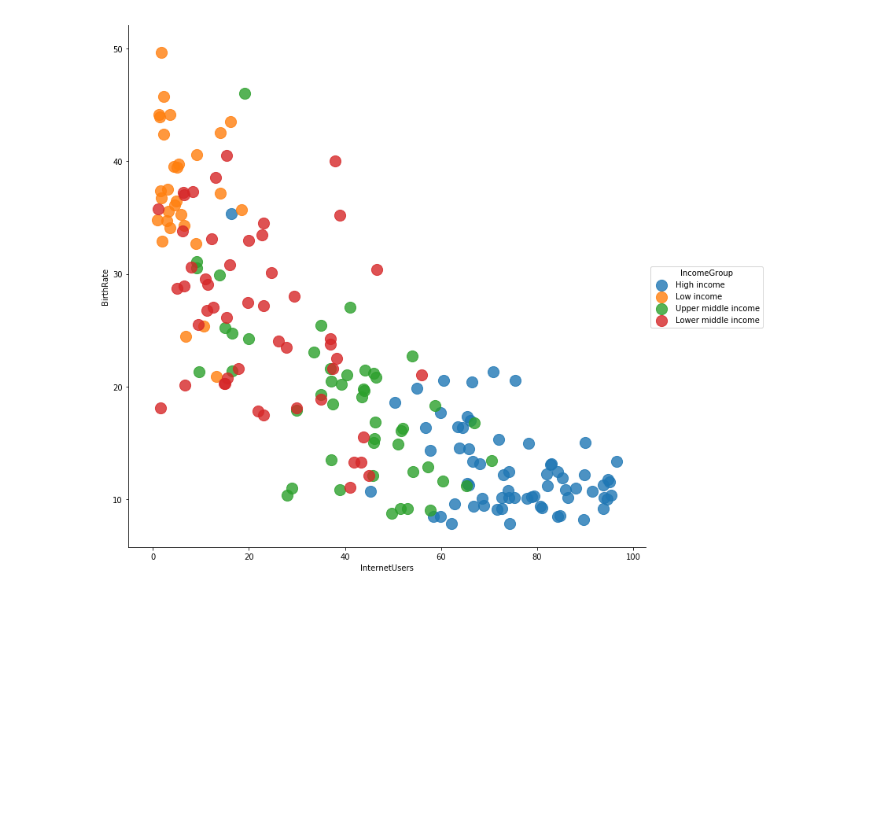
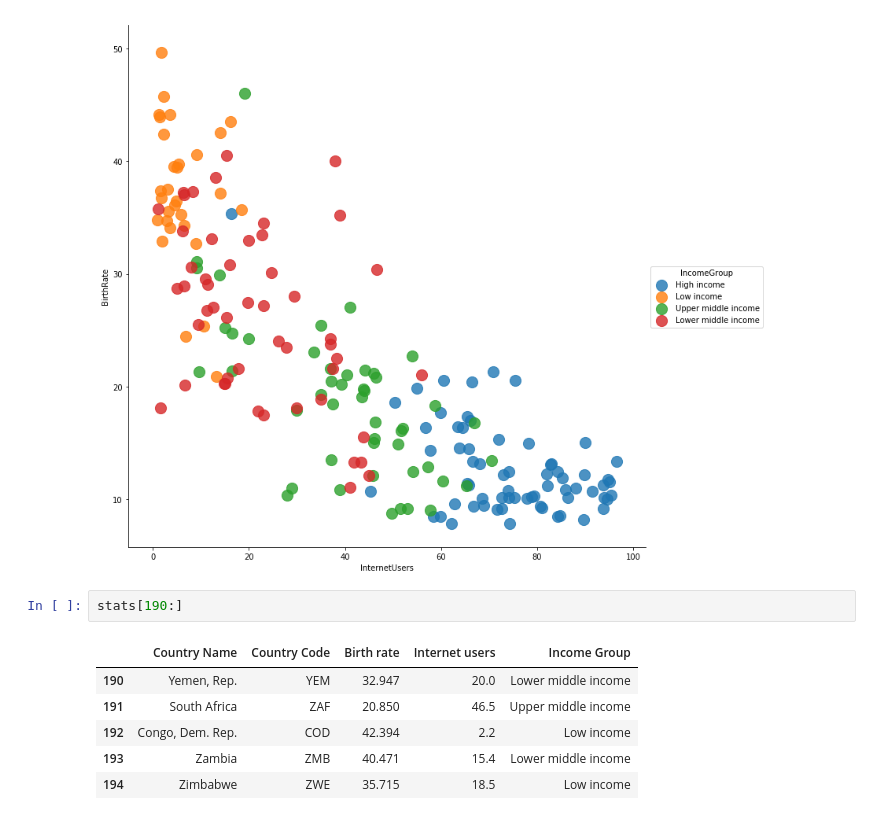
Before and after one commit to kcdenman/pythonudemy, a Jupyter notebook: Dataframes.ipynb, the cells around one changed output. Cells and saved outputs as stored; diff of their text form; blank space fills up the shorter version.

```diff
--- a/Dataframes.ipynb
+++ b/Dataframes.ipynb
@@ -859,3 +859,12 @@ vis3 = sns.lmplot(data=stats, x='InternetUsers', y='BirthRate', \
                  scatter_kws={"s":200})
 # %% [output]
 [figure]
+# %%
+stats[190:]
+# %% [output]
+|  | Country Name | Country Code | Birth rate | Internet users | Income Group |
+| 190 | Yemen, Rep. | YEM | 32.947 | 20.0 | Lower middle income |
+| 191 | South Africa | ZAF | 20.850 | 46.5 | Upper middle income |
+| 192 | Congo, Dem. Rep. | COD | 42.394 | 2.2 | Low income |
+| 193 | Zambia | ZMB | 40.471 | 15.4 | Lower middle income |
+| 194 | Zimbabwe | ZWE | 35.715 | 18.5 | Low income |
```
Also changed, not shown: parts of 7 cells of this notebook, 8 other files.
